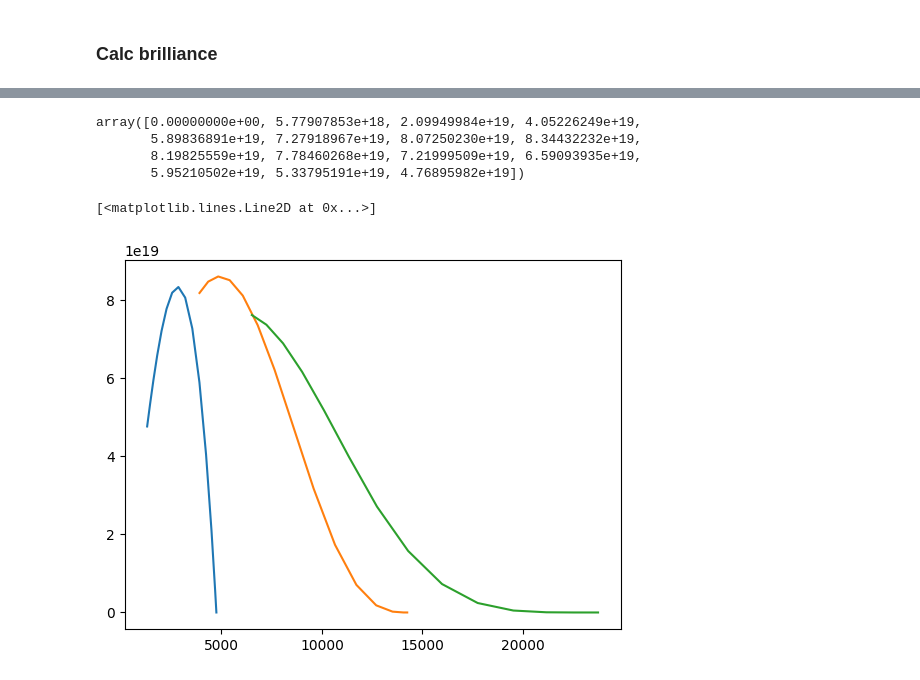
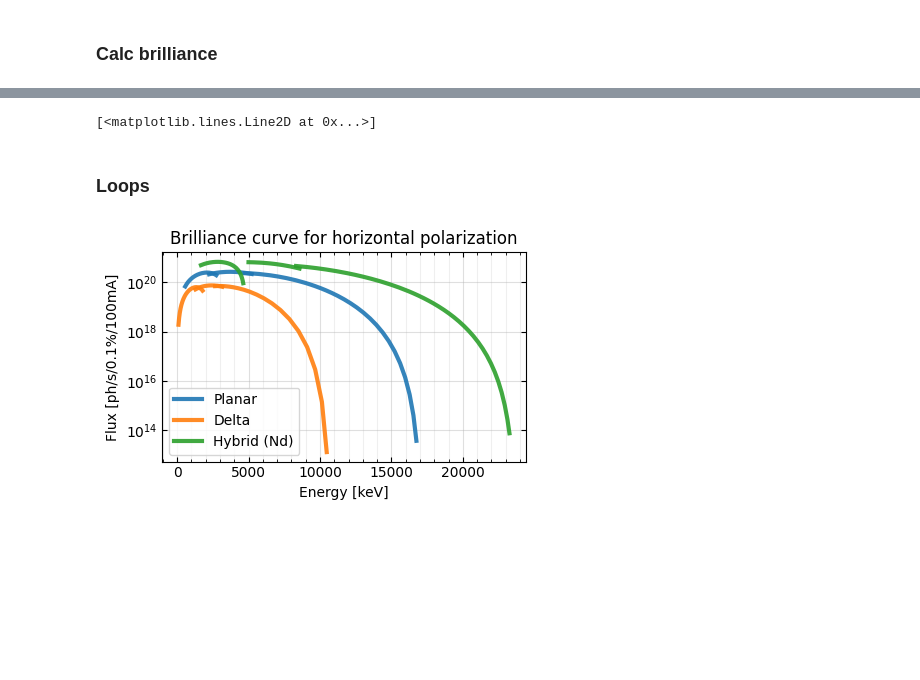
Before and after one commit to lnls-ids/spectrainterface, a Jupyter notebook: spectrainterface/tutorial_spectra_interface.ipynb, the cells around one changed output, grey strips where cells are left out. Drawn from its saved outputs; the diff is of its cells as text; code cells hidden in the pictures; blank space fills up the shorter version.

Commit message:
add calculation of brilliance curves

```diff
--- a/spectrainterface/tutorial_spectra_interface.ipynb
+++ b/spectrainterface/tutorial_spectra_interface.ipynb
@@ -352,18 +288,33 @@ elapsed time: 3.1 s
 # %%
-spectra.calc.output_data[0, 1, :]
+spectra.calc.process_brilliance_curve()
-# %% [output]
-array([0.00000000e+00, 5.77907853e+18, 2.09949984e+19, 4.05226249e+19,
-       5.89836891e+19, 7.27918967e+19, 8.07250230e+19, 8.34432232e+19,
-       8.19825559e+19, 7.78460268e+19, 7.21999509e+19, 6.59093935e+19,
-       5.95210502e+19, 5.33795191e+19, 4.76895982e+19])
 # %%
-plt.plot(
-    spectra.calc.energies[0, :], spectra.calc.brilliance[0, :])
-plt.plot(
-    spectra.calc.energies[1, :], spectra.calc.brilliance[1, :])
-plt.plot(
-    spectra.calc.energies[2, :], spectra.calc.brilliance[2, :]
-)
+
+e1, b1 = spectra.calc.energies[0, :], spectra.calc.brilliance[0, :]
+e3, b3 = spectra.calc.energies[1, :], spectra.calc.brilliance[1, :]
+e5, b5 = spectra.calc.energies[2, :], spectra.calc.brilliance[2, :]
-# %% [output]
-[<matplotlib.lines.Line2D at 0x...>]
-[figure, removed]
+# %%
+plt.plot(e1, b1, color='C0')
+plt.plot(e3, b3, color='C1')
+plt.plot(e5, b5, color='C2')
+# %% [output]
+[<matplotlib.lines.Line2D at 0x...>]
+# %% [markdown]
+### Loops
+# %%
+from spectrainterface.undulators import Planar, Delta, Hybrid
+
+planar = Planar(25, 1.2)
+delta = Delta(40, 1.0)
+hybrid = Hybrid(18, 1.5)
+
+spectra = SpectraInterface()
+spectra.accelerator.set_bsc_with_ivu18()
+spectra.accelerator.set_low_beta_section()
+
+spectra.sources = [planar, delta, hybrid]
+
+spectra.calc_brilliance_curve([1, 5], 21)
+# %%
+spectra.plot_brilliance_curve(process_curves=True)
+# %% [output]
+[figure, added]
```
Also changed, not shown: parts of 17 cells of this notebook, 4 other files.
